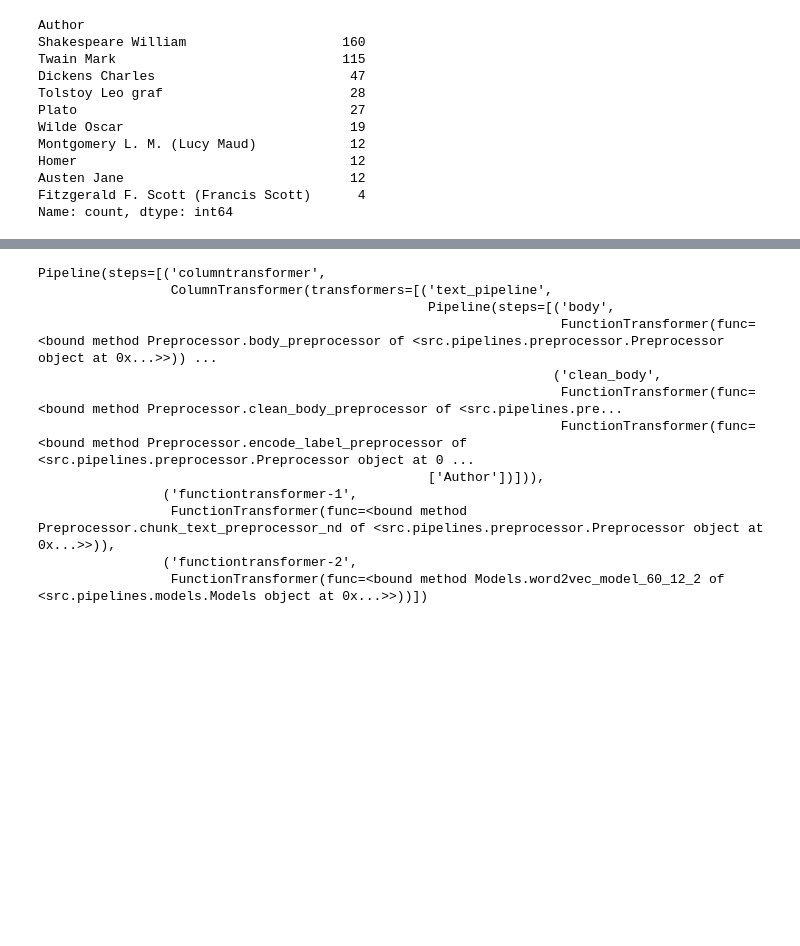
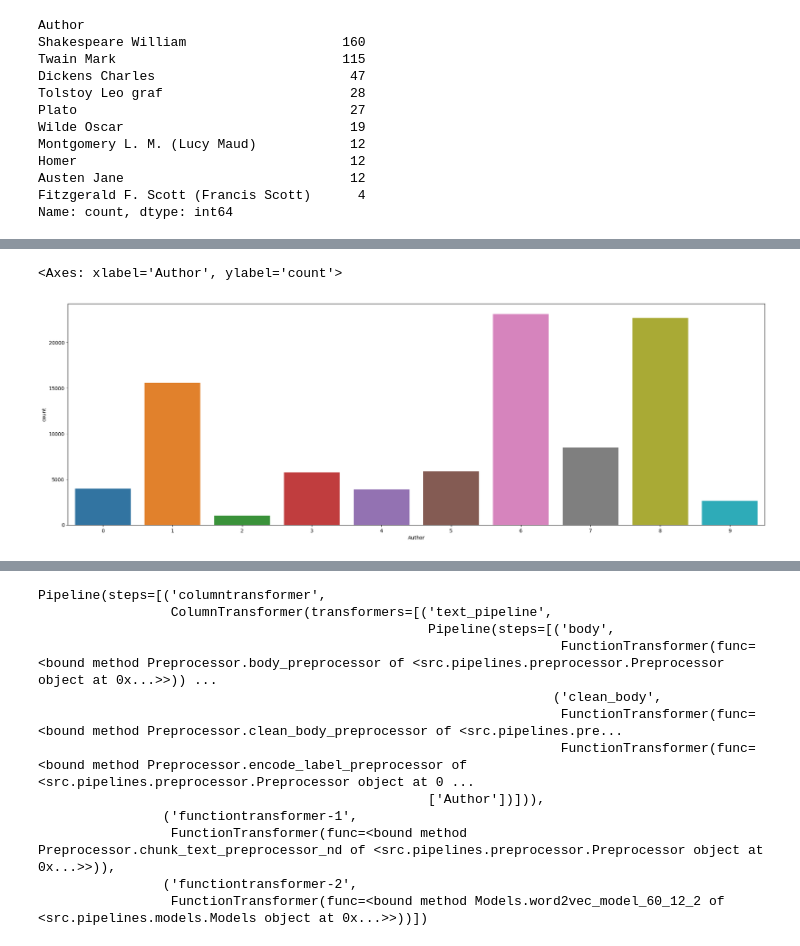
Before and after one commit to Nico404/ywl, a Jupyter notebook: notebooks/03_preprocessing_pipeline.ipynb, the cells around one changed output, grey strips where cells are left out. Drawn from its saved outputs; the diff is of its cells as text; code cells hidden in the pictures; blank space fills up the shorter version.

```diff
--- a/notebooks/03_preprocessing_pipeline.ipynb
+++ b/notebooks/03_preprocessing_pipeline.ipynb
@@ -51,6 +45,6 @@ Austen Jane                             12
 Fitzgerald F. Scott (Francis Scott)      4
 Name: count, dtype: int64
 # %%
-# preprocessor = Preprocessor()
-# pipeline = build_preprocessor_pipeline_02()
-# pipeline
+preprocessor = Preprocessor()
+pipeline = build_preprocessor_pipeline_02()
+pipeline
@@ -57,4 +64,4 @@ Name: count, dtype: int64
 # %%
 # let's run our pipeline on our dataframe
-# df = pipeline.fit_transform(df_init)
+df = pipeline.fit_transform(df_init)
 # %%
@@ -65,0 +106,6 @@ Name: count, dtype: int64
+# %%
+plt.figure(figsize=(25,8))
+sns.barplot(x=df['Author'].value_counts().index, y=df['Author'].value_counts())
+# %% [output]
+<Axes: xlabel='Author', ylabel='count'>
+[figure, added]
```
Also changed, not shown: parts of 24 cells of this notebook, 1 other file.
